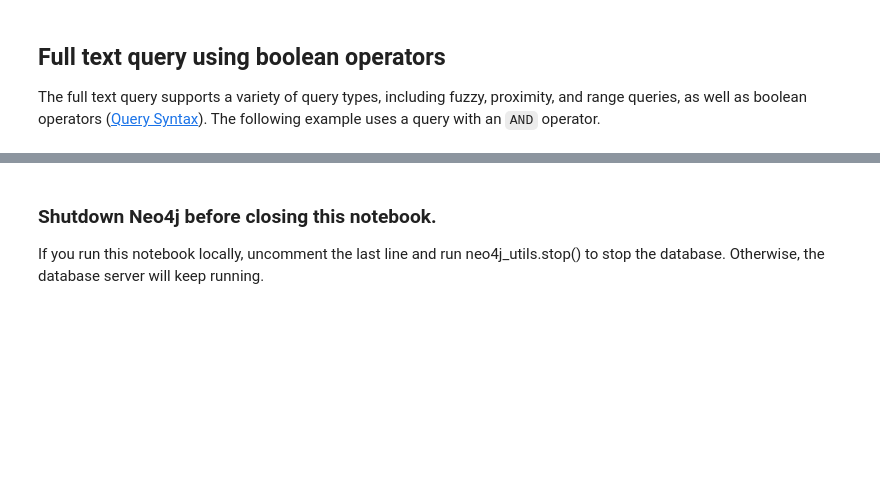
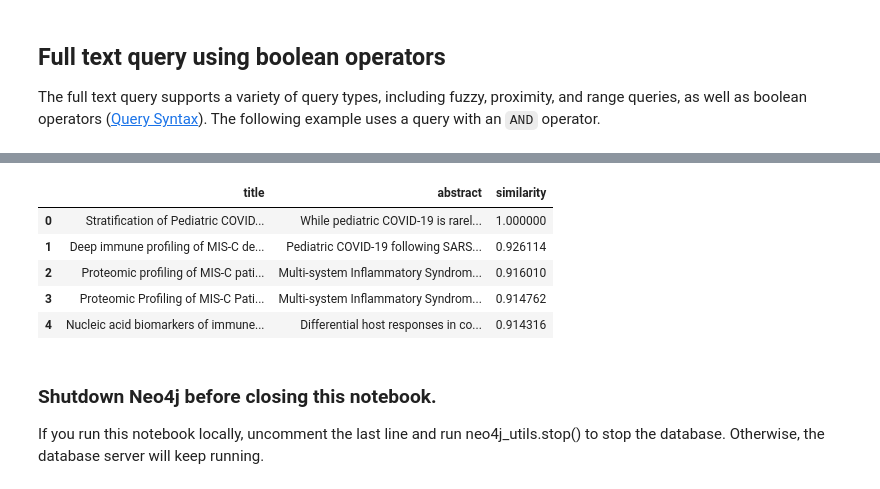
Before and after one commit to radxrad/radx-kg, a Jupyter notebook: notebooks/visualization/ExampleQueries_colab.ipynb, the cells around one changed output, grey strips where cells are left out. Drawn from its saved outputs; the diff is of its cells as text; code cells hidden in the pictures; blank space fills up the shorter version.

```diff
--- a/notebooks/visualization/ExampleQueries_colab.ipynb
+++ b/notebooks/visualization/ExampleQueries_colab.ipynb
@@ -510,0 +511,6 @@ graph.run(query, phrase=phrase).to_data_frame()
+# %%
+query = """
+CALL db.index.vector.createNodeIndex("publications", "Publication", "embedding", 768, "cosine");
+"""
+graph.run(query, phrase=phrase).to_data_frame()
+#print(f"{graph.evaluate(query)}")
@@ -510,0 +519,5 @@ graph.run(query, phrase=phrase).to_data_frame()
+# %%
+query = """
+SHOW INDEXES YIELD id, name, type, state, populationPercent WHERE type = "VECTOR"
+"""
+graph.run(query).to_data_frame()
@@ -511,3 +532,24 @@ graph.run(query, phrase=phrase).to_data_frame()
+# %%
+publication = "doi:10.3390/jcm12175435" # "Stratification of Pediatric COVID-19 Cases Using Inflammatory Biomarker Profiling and Machine Learning."
+#publication = "doi:10.1101/2022.03.14.22272314" # "COVID-19 Prediction using Genomic Footprint of SARS-CoV-2 in Air, Surface Swab and Wastewater Samples."
+top_n = 5 # show the top n results
+similarity_threshold = 0.8 # show results with a similarity >= 0.8
+# %%
+query = """
+MATCH (p:Publication {id: $id})
+CALL db.index.vector.queryNodes('publications', $top_n, p.embedding)
+YIELD node, score
+WHERE score >= $similarity_threshold
+RETURN node.name AS title, node.abstract AS abstract, score AS similarity
+"""
+graph.run(query, id=publication, top_n=top_n, similarity_threshold=similarity_threshold).to_data_frame()
+# %% [output]
+|  | title | abstract | similarity |
+| 0 | Stratification of Pediatric COVID... | While pediatric COVID-19 is rarel... | 1.000000 |
+| 1 | Deep immune profiling of MIS-C de... | Pediatric COVID-19 following SARS... | 0.926114 |
+| 2 | Proteomic profiling of MIS-C pati... | Multi-system Inflammatory Syndrom... | 0.916010 |
+| 3 | Proteomic Profiling of MIS-C Pati... | Multi-system Inflammatory Syndrom... | 0.914762 |
+| 4 | Nucleic acid biomarkers of immune... | Differential host responses in co... | 0.914316 |
 # %% [markdown]
 ### Shutdown Neo4j before closing this notebook.
 If you run this notebook locally, uncomment the last line and run neo4j_utils.stop() to stop the database. Otherwise, the database server will keep running.
```
Also changed, not shown: parts of 11 cells of this notebook.
